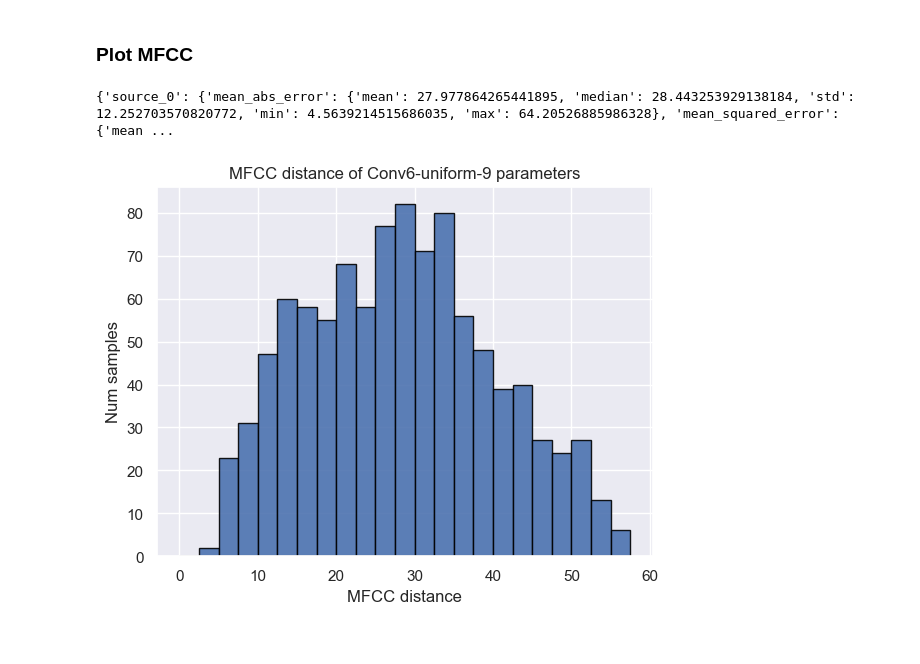
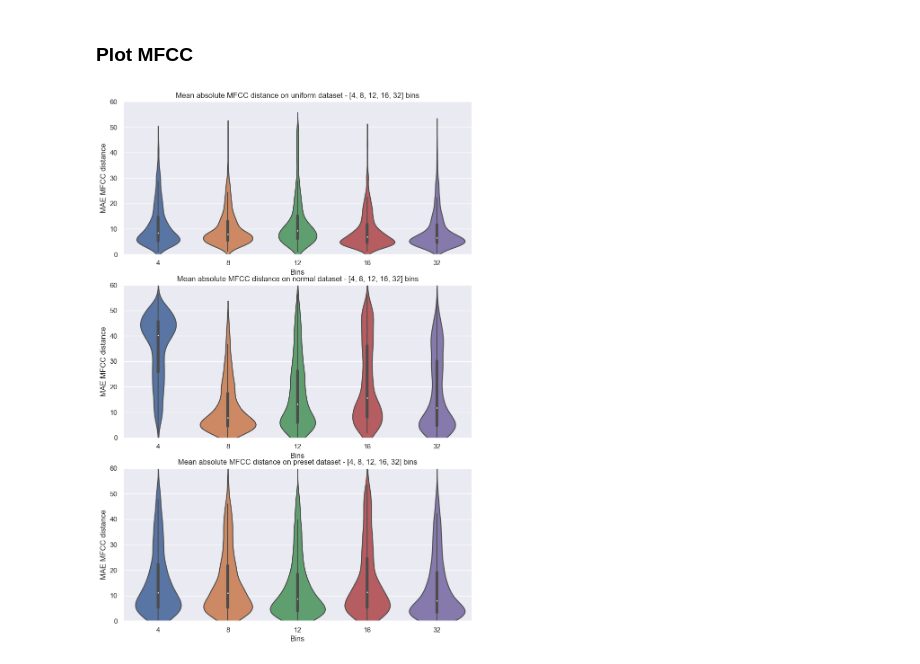
Before and after one commit to hjdeheer/spiegelib, a Jupyter notebook: src/plots.ipynb, the cells around one changed output. Cells and saved outputs as stored; diff of their text form; code cells hidden in the pictures.

Commit message:
Add complete evaluation and prediction

```diff
--- a/src/plots.ipynb
+++ b/src/plots.ipynb
@@ -91,20 +134,30 @@ plt.show()
 # %% [markdown]
 ### Plot MFCC
-# %%
-evaluation = spgl.evaluation.MFCCEval(true_audio, pred_audio[("uniform", 4)])
-evaluation.evaluate()
-stats = evaluation.get_stats()
-
-print(stats)
-
-bins = np.arange(0, 60, 2.5)
-evaluation.plot_hist([0], 'mean_abs_error', bins)
-
-plt.title("MFCC distance of Conv6-uniform-9 parameters")
-plt.xlabel("MFCC distance")
-plt.ylabel("Num samples")
-plt.savefig("../data/plots/test2.png")
-#plt.show()
-# %% [output]
-{'source_0': {'mean_abs_error': {'mean': 27.977864265441895, 'median': 28.443253929138184, 'std': 12.252703570820772, 'min': 4.5639214515686035, 'max': 64.20526885986328}, 'mean_squared_error': {'mean ...
-[figure, removed]
+# %%
+#Generate 3 plots for each dataset (now only 2)
+
+fix, axes = plt.subplots(3, 1, figsize=(10, 15))
+
+n = len(automatableKeys)
+r = np.arange(n)
+
+for ax, currDataset in zip(axes, allDatasets):
+    dataDict = {}
+    for bin in allBins:
+        #Calculate mfcc and store in dict
+        mfcc, mfcc_mean, mfcc_std = calculateMFCC(true_audio, pred_audio[(currDataset, bin)])
+        mfcc_scores[(currDataset, bin)] = (mfcc, mfcc_mean, mfcc_std)
+        dataDict[bin] = mfcc
+    df = pd.DataFrame.from_dict(dataDict)
+    sns.violinplot(df, ax=ax)
+    ax.set_ylabel("MAE MFCC distance")
+    ax.set_xlabel("Bins")
+    ax.set_title(f"Mean absolute MFCC distance on {currDataset} dataset - {str(allBins)} bins")
+    ax.set_ylim(0, 60)
+
+
+plt.savefig("../data/plots/MFCC.png")
+
+plt.show()
+# %% [output]
+[figure, added]
```
Also changed, not shown: parts of 13 cells of this notebook, 1 other file.
